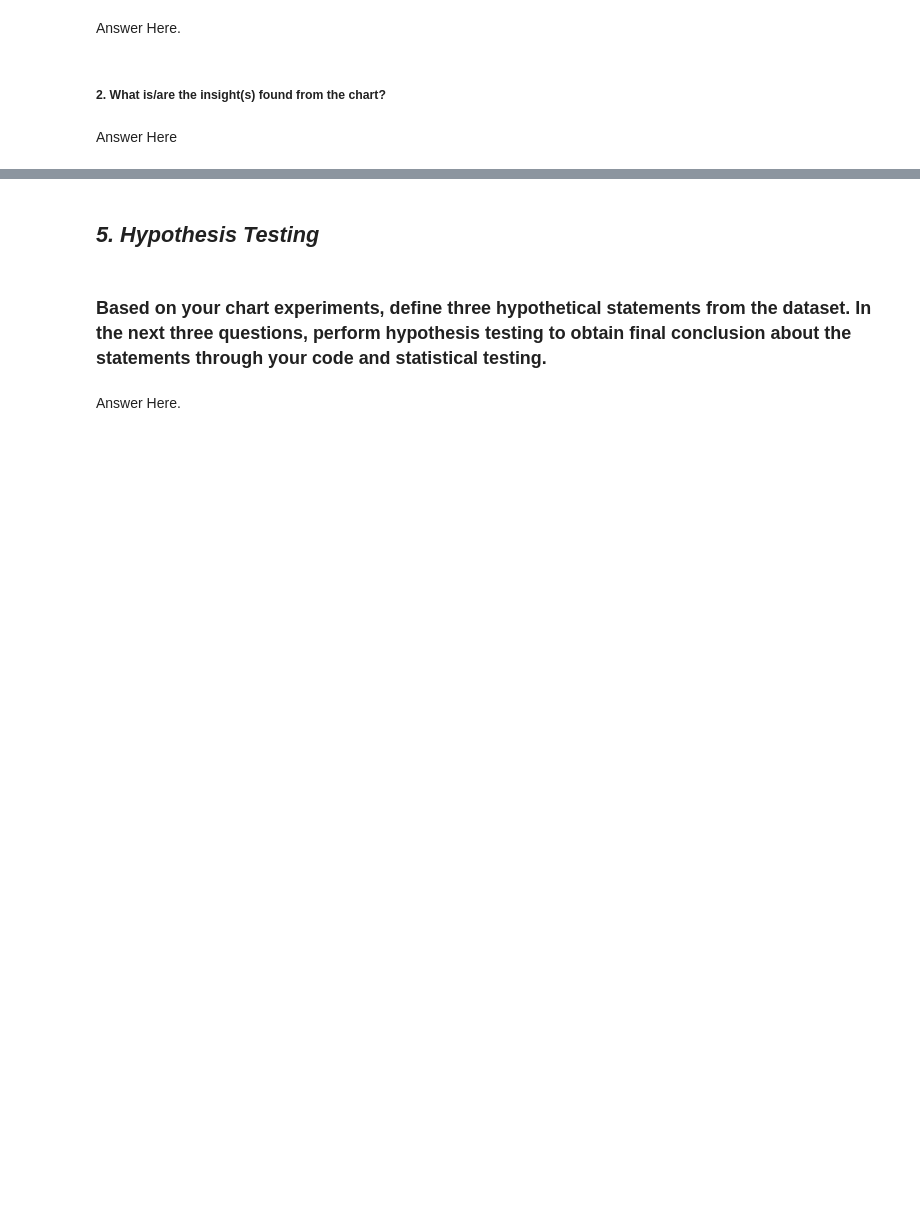
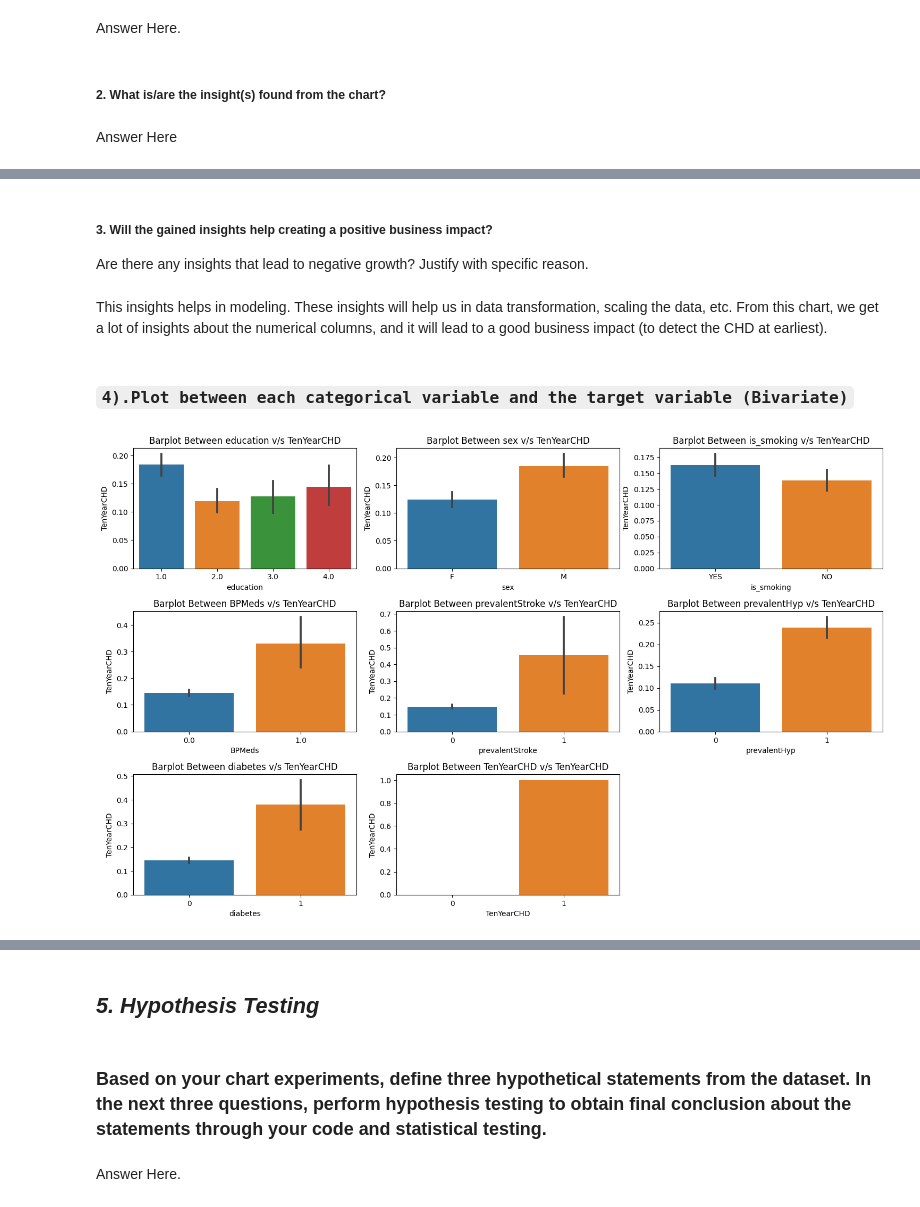
Before and after one commit to Vijaysiraw/ML_Classification_Cardiovascular_Risk_Prediction, a Jupyter notebook: Cardiovascular_Risk_Prediction.ipynb, the cells around one changed output, grey strips where cells are left out. Saved outputs shown, nothing was run; the diff lists cells and outputs as text; code cells hidden in the pictures; blank space fills up the shorter version.

```diff
--- a/Cardiovascular_Risk_Prediction.ipynb
+++ b/Cardiovascular_Risk_Prediction.ipynb
@@ -519,0 +709,20 @@ Answer Here
+# %% [markdown]
+##### 3. Will the gained insights help creating a positive business impact?
+Are there any insights that lead to negative growth? Justify with specific reason.
+# %% [markdown]
+This insights helps in modeling. These insights will help us in data transformation, scaling the data, etc.
+From this chart, we get a lot of insights about the numerical columns, and it will lead to a good business impact (to detect the CHD at earliest).
+# %% [markdown]
+### **`4).Plot between each categorical variable and the target variable (Bivariate)`**
+# %%
+#visualization code
+# Bar plot between categorical column (containing two or four values) and the target variable
+plt.figure(figsize=(15,12))
+for i,col in enumerate(categorical_var):
+    plt.subplot(4,3,i+1)
+    sns.barplot(x=cvrp_data[col], y=cvrp_data['TenYearCHD'])
+    plt.title(f'Barplot Between {col} v/s TenYearCHD')
+plt.tight_layout()
+plt.show()
+# %% [output]
+[figure, added]
```
Also changed, not shown: parts of 50 cells of this notebook.
